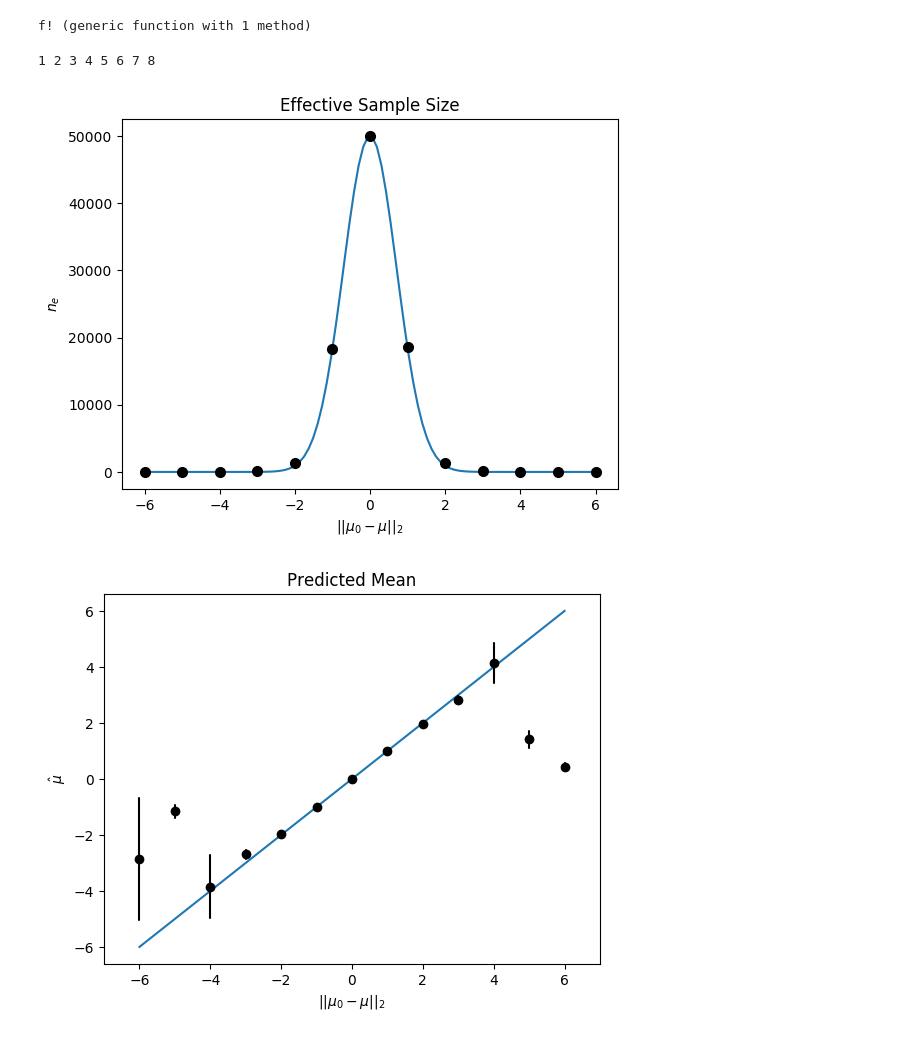
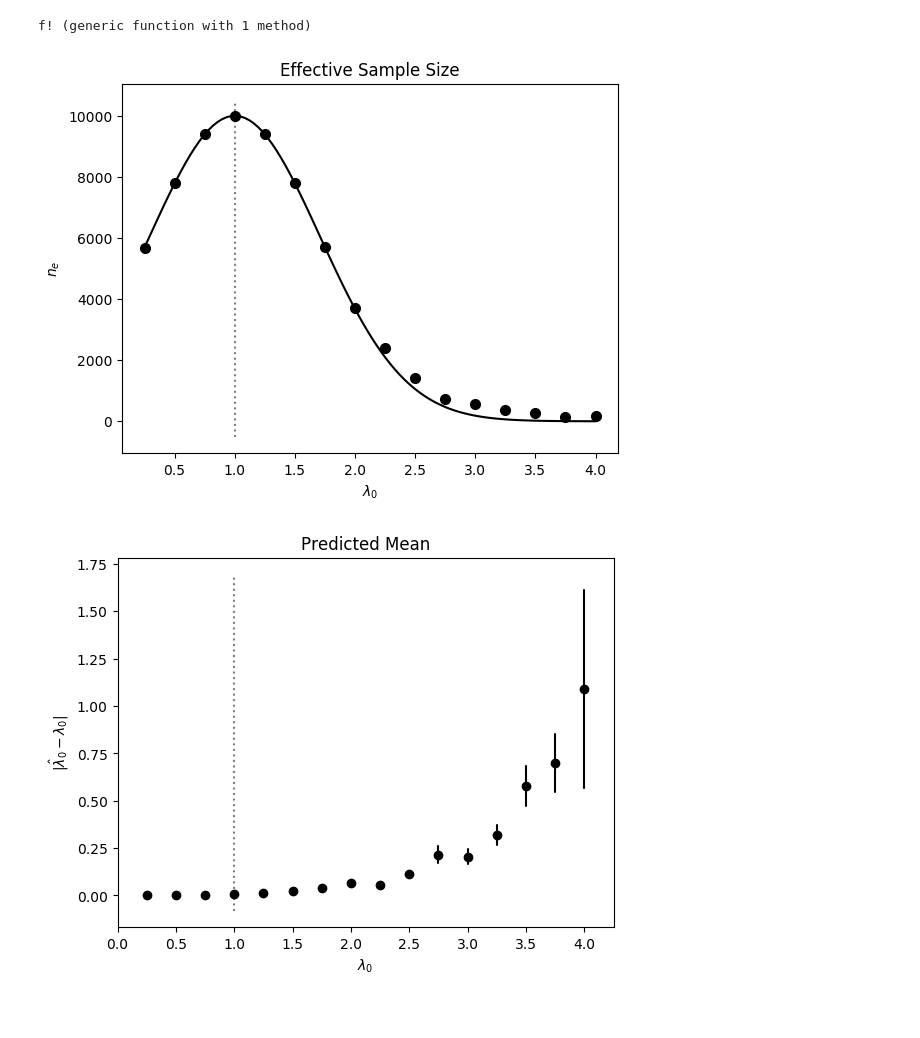
Before and after one commit to hamzaelsaawy/ImportanceSampling, a Jupyter notebook: poisson_tilt.ipynb, the cells around one changed output. Drawn from its saved outputs; the diff is of its cells as text; code cells hidden in the pictures; blank space fills up the shorter version.

```diff
--- a/poisson_tilt.ipynb
+++ b/poisson_tilt.ipynb
@@ -16,25 +18,22 @@ f!(r, x) = copy!(r, x)
 # %% [output]
 f! (generic function with 1 method)
 # %%
-nmeans = 12
-λ0s = linspace(0.25, 3, nmeans)
+nmeans = 16
+λ0s = linspace(0.25, 4, nmeans)
 q = Poisson()
 ws = [gen_w_poisson(λ0, 1) for λ0 in λ0s]
 ;
 # %%
-ntrials = 10
+ntrials = 20
 niters = 10_000
 iss = Matrix(ntrials, nmeans)
 
 for i in 1:nmeans
     for tr in 1:ntrials
         iss[tr, i] = ImportanceSampler(f!, 1, q, w=ws[i])
-        update!(iss[tr, i]; niters=niters, batchsize=500)
+        update!(iss[tr, i]; niters=niters, batchsize=1000)
     end
-    print(i, " ")
 end
-# %% [output]
-1 2 3 4 5 6 7 8
 # %%
 ms = first.(mean.(iss))
 vs = first.(var.(iss))
@@ -56,19 +49,25 @@ nes_pred = niters * [exp(dot(m0, Λ*m0) - 1/2*dot(m, Λ*m)-1/2*dot(2*m0-m, Λ*(2
+# %%
+λ = 1
+λ0s_pred = linspace(first(λ0s), last(λ0s), 100)
+nes_pred = niters ./ [exp((λ0-λ)^2*λ) for λ0 in λ0s_pred]
+;
 # %%
-plot(m0s_pred, nes_pred)
-plot(m0s, nes_avg, "ko", ms=7)
+plot(λ0s_pred, nes_pred, "k")
+plot(λ0s, nes_avg, "ko", ms=7)
+vlines(1, ylim()..., color="grey", linestyle="dotted")
 title("Effective Sample Size")
-xlabel(L"||\mu_0 - \mu ||_2")
+xlabel(L"\lambda_0")
 ylabel(L"n_e")
 ;
 # %% [output]
-[figure, old version]
+[figure, new version]
 # %%
-plot([first(m0s), last(m0s)], [first(m0s), last(m0s)])
-tsplot(ms, m0s, err_style="ci_bars", interpolate=false, color="k")
+tsplot(abs.(ms.-λ0s'), λ0s, err_style="ci_bars", interpolate=false, color="k")
+vlines(1, ylim()..., color="grey", linestyle="dotted")
 title("Predicted Mean")
-xlabel(L"||\mu_0 - \mu ||_2")
-ylabel(L"\hat \mu")
+xlabel(L"\lambda_0")
+ylabel(L"|\hat \lambda_0 - \lambda_0 |")
 ;
 # %% [output]
-[figure, old version]
+[figure, new version]
 # %%
```
Also changed, not shown: parts of 3 cells of this notebook, 8 other files.
